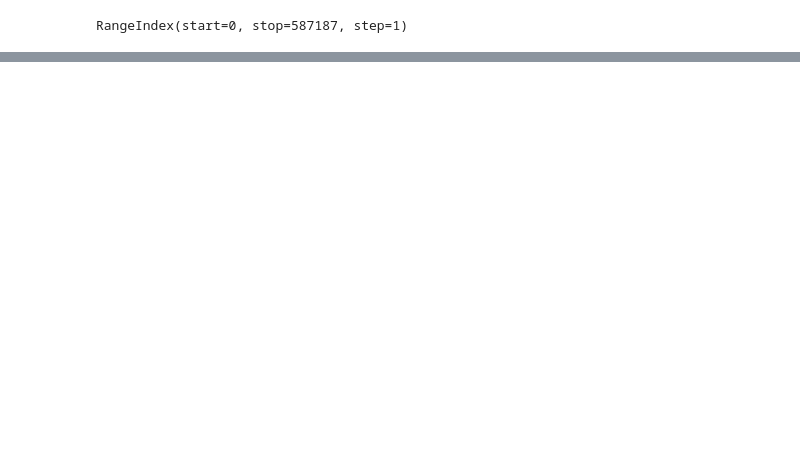
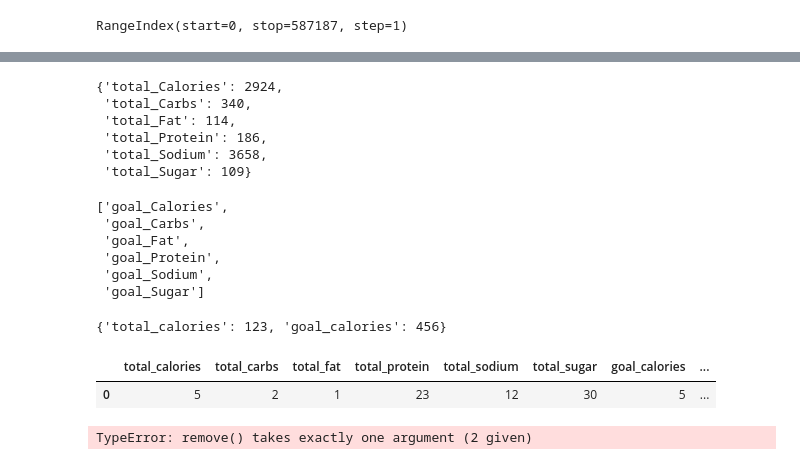
Before and after one commit to rokaandy/mfp-nutrition-survival-analysis, a Jupyter notebook: nutrition.ipynb, the cells around one changed output, grey strips where cells are left out. Saved outputs shown, nothing was run; the diff lists cells and outputs as text; code cells hidden in the pictures; blank space fills up the shorter version.

Commit message:
parse daily_goal list of dicts into a single dict

```diff
--- a/nutrition.ipynb
+++ b/nutrition.ipynb
@@ -195,0 +258,43 @@ RangeIndex(start=0, stop=587187, step=1)
+# %%
+total_dict = {}
+for col, val in zip(total_cols, total_values):
+    total_dict[col] = val
+total_dict
+# %% [output]
+{'total_Calories': 2924,
+ 'total_Carbs': 340,
+ 'total_Fat': 114,
+ 'total_Protein': 186,
+ 'total_Sodium': 3658,
+ 'total_Sugar': 109}
+# %%
+goal_cols = [list(json_dict.keys())[1] + "_" + glove['name']
+                for glove in json_dict['goal']]
+goal_cols
+# %% [output]
+['goal_Calories',
+ 'goal_Carbs',
+ 'goal_Fat',
+ 'goal_Protein',
+ 'goal_Sodium',
+ 'goal_Sugar']
+# %%
+goal = {'total_calories': 123, 'goal_calories': 456}
+goal
+# %% [output]
+{'total_calories': 123, 'goal_calories': 456}
+# %%
+goal_df = pd.DataFrame.from_dict({'total_calories': 5, 'total_carbs': 2,'total_fat': 1,
+                                  'total_protein': 23,'total_sodium': 12, 'total_sugar':30,
+                                  'goal_calories': 5, 'goal_carbs': 1,'goal_fat': 0,
+                                  'goal_protein': 20,'goal_sodium': 7, 'goal_sugar': 15}, orient='index').T
+goal_df
+# %% [output]
+|  | total_calories | total_carbs | total_fat | total_protein | total_sodium | total_sugar | goal_calories | ... |
+| 0 | 5 | 2 | 1 | 23 | 12 | 30 | 5 | ... |
+# %%
+total_list = list(goal_df)
+total_list.remove('goal_calories', 'goal_carbs')
+total_list
+# %% [output]
+TypeError: remove() takes exactly one argument (2 given)
```
Also changed, not shown: parts of 23 cells of this notebook.
